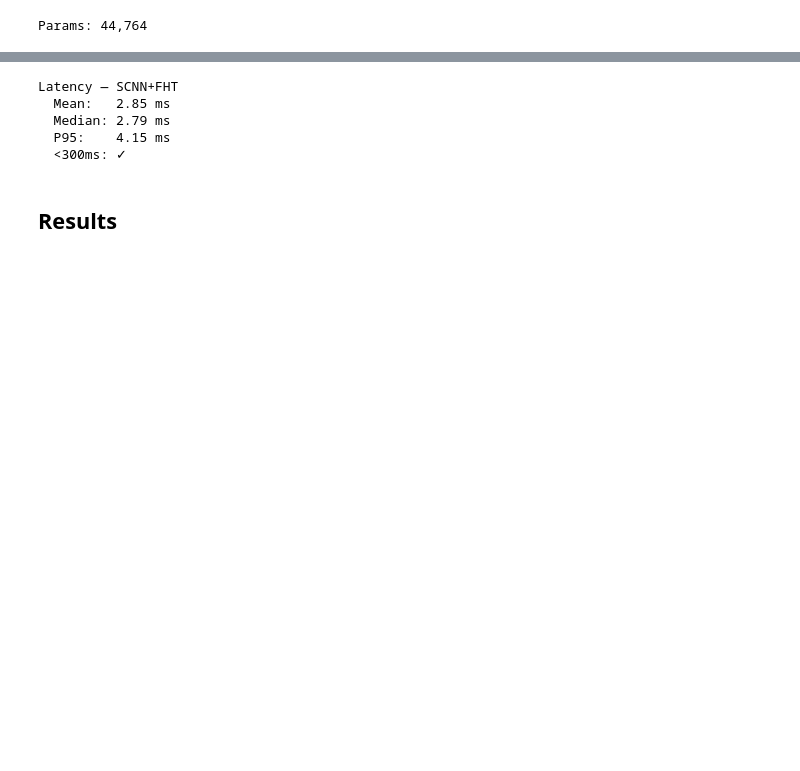
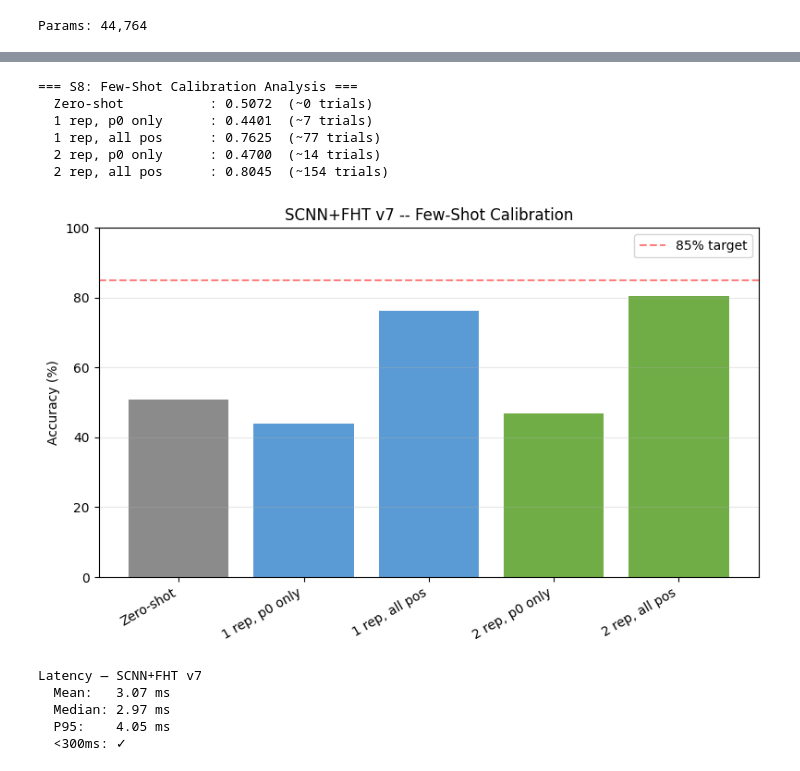
Before and after one commit to wigaandini/Tugas-Akhir, a Jupyter notebook: notebooks/SCNN_v7.ipynb, the cells around one changed output, grey strips where cells are left out. Saved outputs shown, nothing was run; the diff lists cells and outputs as text; code cells hidden in the pictures; blank space fills up the shorter version.

```diff
--- a/notebooks/SCNN_v7.ipynb
+++ b/notebooks/SCNN_v7.ipynb
@@ -195,22 +215,74 @@ Option A — Calibration:
+# %%
+# Cell S8: Few-Shot Calibration Analysis
+print('\n=== S8: Few-Shot Calibration Analysis ===')
+subset_s8 = META[(META['session']==0) & (META['subject'].isin(TEST_SUBJECTS))]
+
+configs = [
+    ('Zero-shot',        [],     False, 0),
+    ('1 rep, p0 only',   [0],    True,  7),
+    ('1 rep, all pos',   [0],    False, 77),
+    ('2 rep, p0 only',   [0,1],  True,  14),
+    ('2 rep, all pos',   [0,1],  False, 154),
+]
+
+s8_results = {}
+for label, reps, p0_only, n_trials in configs:
+    accs = []
+    for subj in TEST_SUBJECTS:
+        sdf = subset_s8[subset_s8['subject']==subj]
+        if len(reps)==0:
+            X_t, y_t, _ = load_and_norm(sdf, stats=norm_stats)
+            accs.append(accuracy_score(y_t, scnn_predict(X_t)))
+            continue
+        if p0_only:
+            cal_df = sdf[(sdf['repetition'].isin(reps)) & (sdf['position']==0)]
+        else:
+            cal_df = sdf[sdf['repetition'].isin(reps)]
+        test_df = sdf[sdf['repetition']==2]
+        if len(cal_df)==0 or len(test_df)==0: continue
+        X_c, y_c, _ = load_and_norm(cal_df, stats=norm_stats)
+        X_t, y_t, _ = load_and_norm(test_df, stats=norm_stats)
+        ft = scnn_finetune(X_c, y_c)
+        accs.append(accuracy_score(y_t, ft(X_t)))
+    s8_results[label] = np.mean(accs)
+    print(f'  {label:<20s}: {s8_results[label]:.4f}  (~{n_trials} trials)')
+
+plt.figure(figsize=(8, 5))
+labels = list(s8_results.keys())
+vals = [v*100 for v in s8_results.values()]
+bar_colors = ['#8B8B8B'] + ['#5B9BD5']*2 + ['#70AD47']*2
+plt.bar(range(len(labels)), vals, color=bar_colors)
+plt.axhline(y=85, color='red', ls='--', alpha=0.5, label='85% target')
+plt.xticks(range(len(labels)), labels, rotation=30, ha='right')
+plt.ylabel('Accuracy (%)'); plt.title('SCNN+FHT v7 -- Few-Shot Calibration')
+plt.ylim(0, 100); plt.legend(); plt.grid(axis='y', alpha=0.3); plt.tight_layout()
+plt.show()
+# %% [output]
+=== S8: Few-Shot Calibration Analysis ===
+  Zero-shot           : 0.5072  (~0 trials)
+  1 rep, p0 only      : 0.4401  (~7 trials)
+  1 rep, all pos      : 0.7625  (~77 trials)
+  2 rep, p0 only      : 0.4700  (~14 trials)
+  2 rep, all pos      : 0.8045  (~154 trials)
+[figure, added]
 # %%
+# Cell: Latency
 model.eval()
 sample = X_train[:1]
-sf = torch.from_numpy(apply_fht(sample)).float().unsqueeze(1).to(DEVICE)
+sf = torch.from_numpy(fht_envelope_batch(sample)).float().unsqueeze(1).to(DEVICE)
 for _ in range(10): _ = model(sf)
 if DEVICE.type=='mps': torch.mps.synchronize()
-def scnn_single(x):
-    xf = apply_fht(x)
+def _single(x):
+    xf = fht_envelope_batch(x)
     xt = torch.from_numpy(xf).float().unsqueeze(1).to(DEVICE)
     with torch.no_grad(): out = model(xt)
     if DEVICE.type=='mps': torch.mps.synchronize()
     return out.argmax(1).cpu().numpy()
-latency = measure_latency(scnn_single, sample, n_runs=500)
-print_latency(latency, 'SCNN+FHT')
+latency = measure_latency(_single, sample, n_runs=500)
+print_latency(latency, 'SCNN+FHT v7')
 # %% [output]
-Latency — SCNN+FHT
-  Mean:   2.85 ms
-  Median: 2.79 ms
-  P95:    4.15 ms
+Latency — SCNN+FHT v7
+  Mean:   3.07 ms
+  Median: 2.97 ms
+  P95:    4.05 ms
   <300ms: ✓
-# %% [markdown]
-## Results
```
Also changed, not shown: parts of 20 cells of this notebook, 25 other files.
